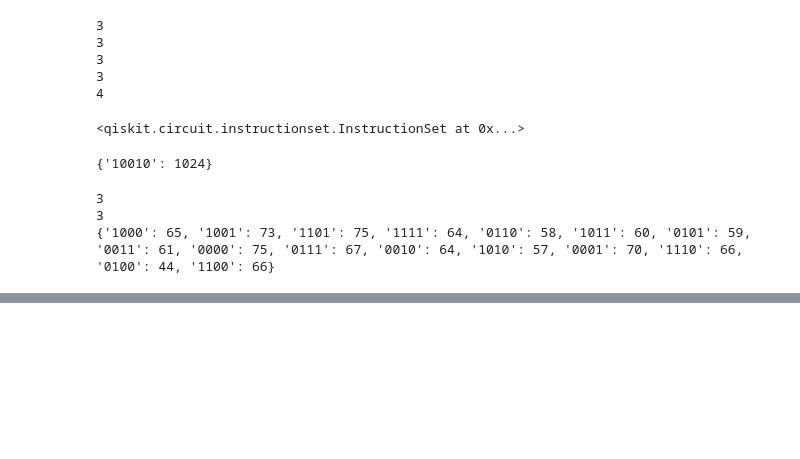
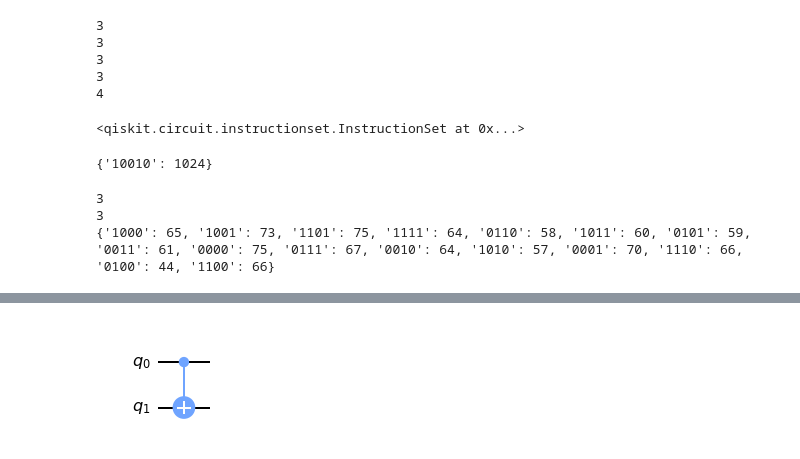
Before and after one commit to JohnBurke4/Fourth-Year-Project, a Jupyter notebook: Adder.ipynb, the cells around one changed output, grey strips where cells are left out. Drawn from its saved outputs; the diff is of its cells as text; code cells hidden in the pictures; blank space fills up the shorter version.

```diff
--- a/Adder.ipynb
+++ b/Adder.ipynb
@@ -354,0 +357,6 @@ Paramters: n
+# %%
+qc = QuantumCircuit(2)
+qc.cx(0,1)
+qc.draw('mpl')
+# %% [output]
+[figure, added]
```
Also changed, not shown: parts of 3 cells of this notebook, 3 other files.
